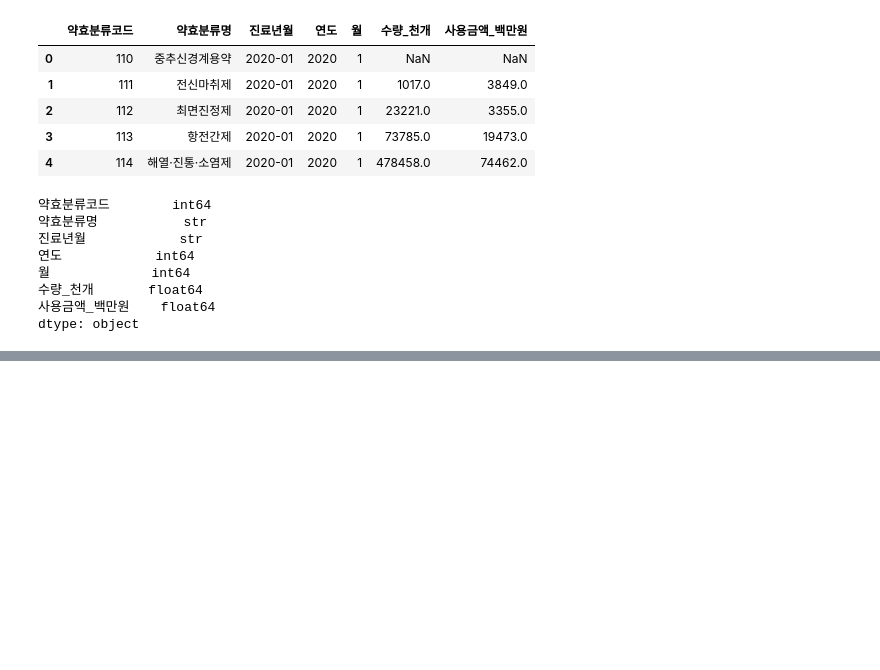
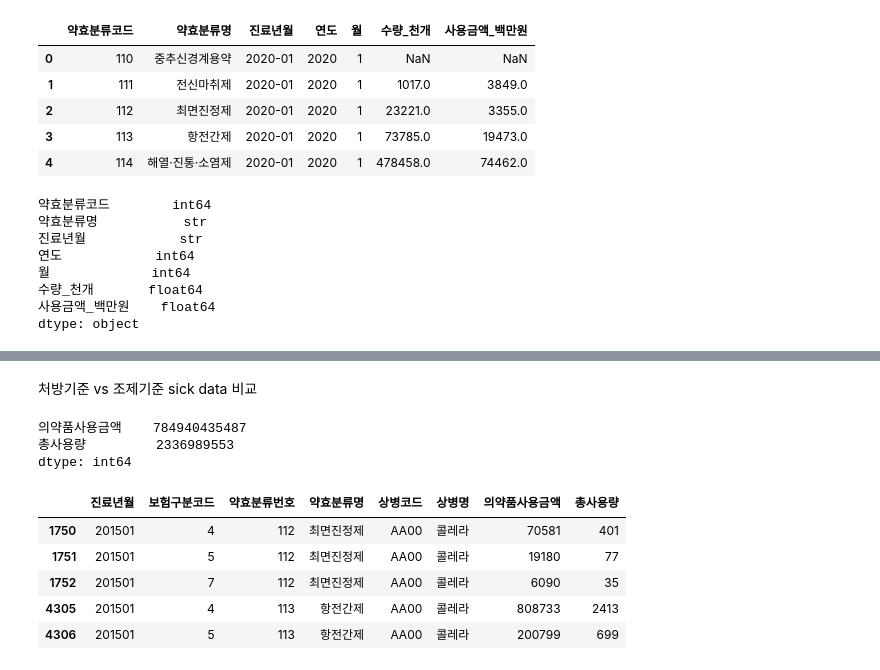
Before and after one commit to benskim/healthcareDA, a Jupyter notebook: src/temp.ipynb, the cells around one changed output, grey strips where cells are left out. Cells and saved outputs as stored; diff of their text form; code cells hidden in the pictures; blank space fills up the shorter version.

Commit message:
snapshot -- audit : api data

```diff
--- a/src/temp.ipynb
+++ b/src/temp.ipynb
@@ -216,0 +589,17 @@ dtype: object
+# %% [markdown]
+처방기준 vs 조제기준 sick data 비교
+# %%
+df01 = pd.read_parquet('../data/data_201501.pq')  # 조제
+df02 = pd.read_parquet('../sick_처방기준_201501.pq')  # 처방
+# %%
+df01.sort_values('상병코드').head()
+# %% [output]
+의약품사용금액    784940435487
+총사용량         2336989553
+dtype: int64
+|  | 진료년월 | 보험구분코드 | 약효분류번호 | 약효분류명 | 상병코드 | 상병명 | 의약품사용금액 | 총사용량 |
+| 1750 | 201501 | 4 | 112 | 최면진정제 | AA00 | 콜레라 | 70581 | 401 |
+| 1751 | 201501 | 5 | 112 | 최면진정제 | AA00 | 콜레라 | 19180 | 77 |
+| 1752 | 201501 | 7 | 112 | 최면진정제 | AA00 | 콜레라 | 6090 | 35 |
+| 4305 | 201501 | 4 | 113 | 항전간제 | AA00 | 콜레라 | 808733 | 2413 |
+| 4306 | 201501 | 5 | 113 | 항전간제 | AA00 | 콜레라 | 200799 | 699 |
```
Also changed, not shown: parts of 18 cells of this notebook, 10 other files.
